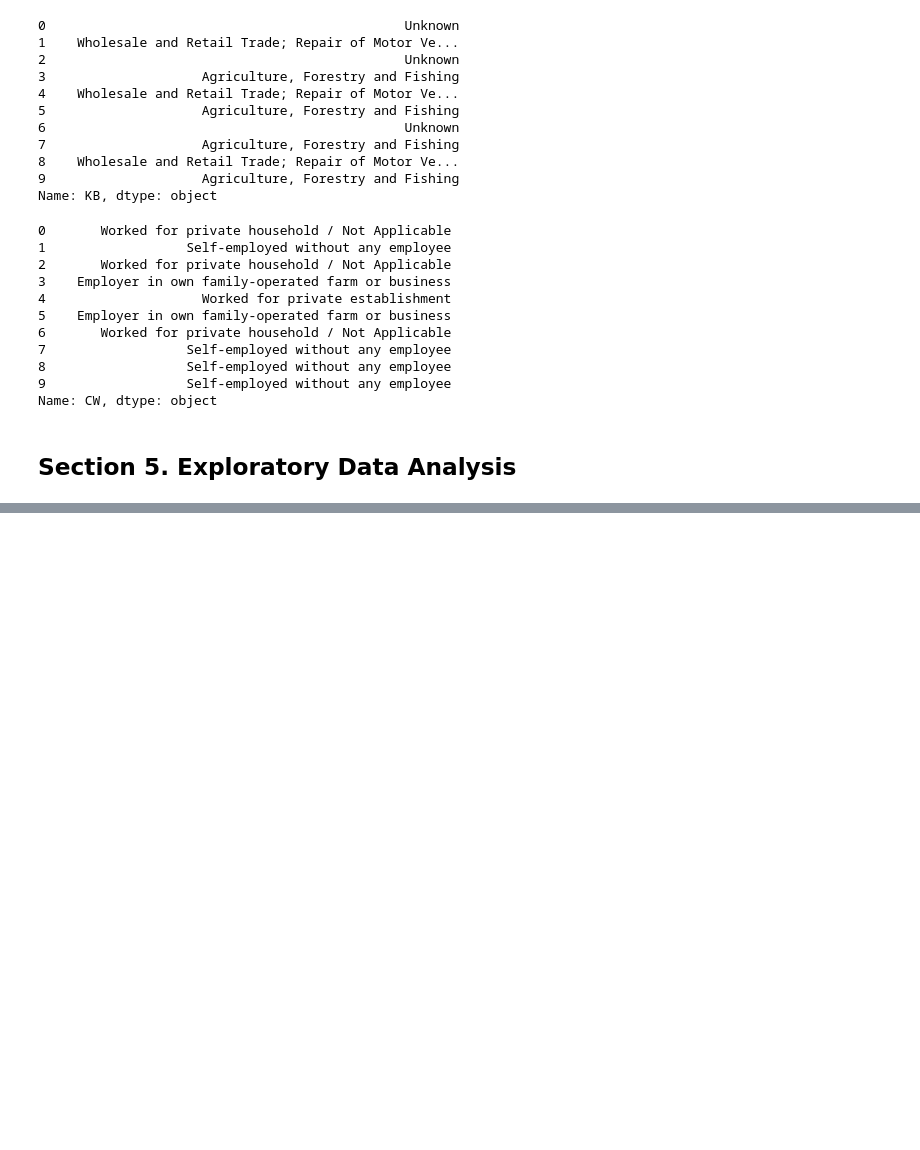
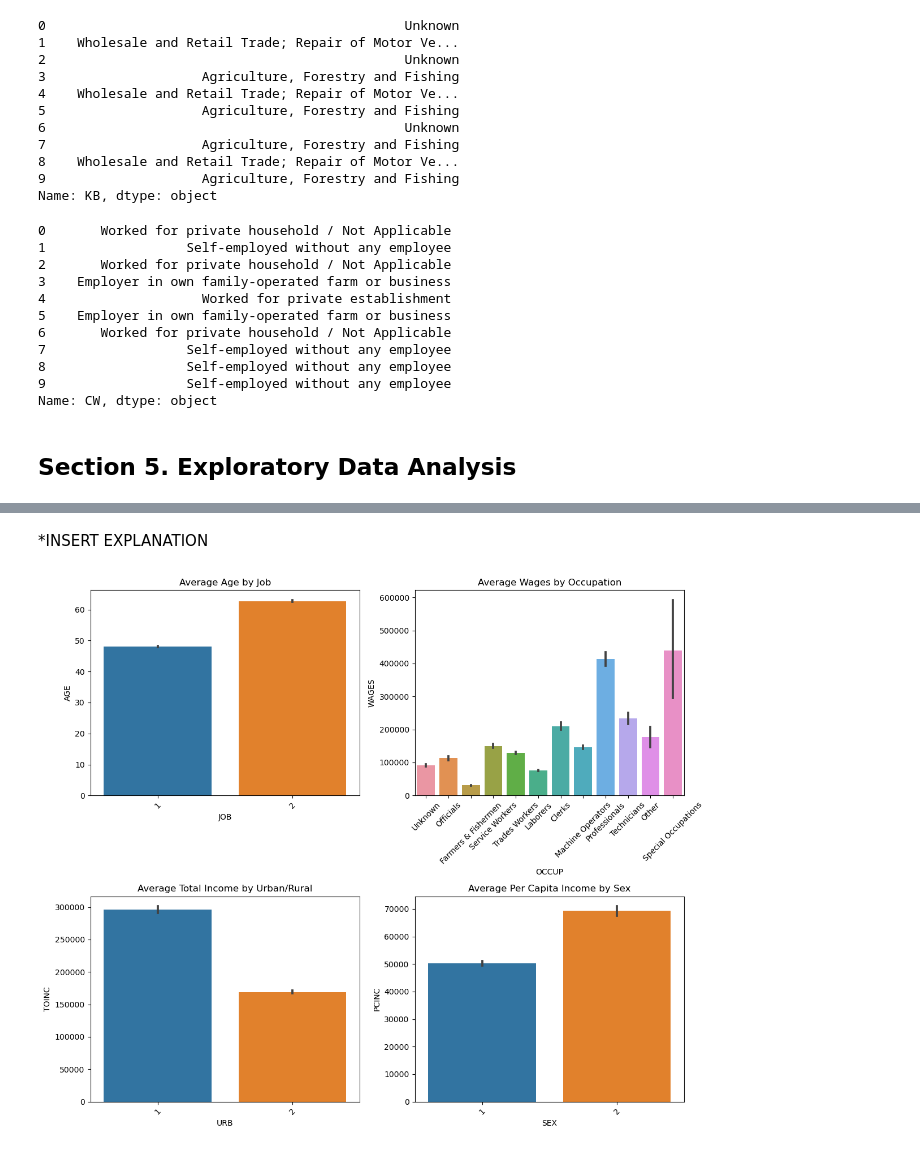
Before and after one commit to SmeaGL/STINTSY_MP, a Jupyter notebook: MP/STINTSY_Project_S14.ipynb, the cells around one changed output, grey strips where cells are left out. Saved outputs shown, nothing was run; the diff lists cells and outputs as text; code cells hidden in the pictures; blank space fills up the shorter version.

```diff
--- a/MP/STINTSY_Project_S14.ipynb
+++ b/MP/STINTSY_Project_S14.ipynb
@@ -375,0 +392,31 @@ Name: CW, dtype: object
+# %% [markdown]
+*INSERT EXPLANATION
+# %%
+# Set figure size
+fig, axes = plt.subplots(2, 2, figsize=(12, 10))
+
+# Bar plot: AGE vs. JOB (mean age per job category)
+sns.barplot(x='JOB', y='AGE', data=df_clean, ax=axes[0, 0], estimator=lambda x: x.mean())
+axes[0, 0].set_title("Average Age by Job")
+axes[0, 0].set_xticklabels(axes[0, 0].get_xticklabels(), rotation=45)
+
+# Bar plot: WAGES vs. OCCUP (mean wages per occupation)
+sns.barplot(x='OCCUP', y='WAGES', data=df_clean, ax=axes[0, 1], estimator=lambda x: x.mean())
+axes[0, 1].set_title("Average Wages by Occupation")
+axes[0, 1].set_xticklabels(axes[0, 1].get_xticklabels(), rotation=45)
+
+# Bar plot: TOINC vs. URB (mean total income per urban/rural classification)
+sns.barplot(x='URB', y='TOINC', data=df_clean, ax=axes[1, 0], estimator=lambda x: x.mean())
+axes[1, 0].set_title("Average Total Income by Urban/Rural")
+axes[1, 0].set_xticklabels(axes[1, 0].get_xticklabels(), rotation=45)
+
+# Bar plot: PCINC vs. SEX (mean per capita income by sex)
+sns.barplot(x='SEX', y='PCINC', data=df_clean, ax=axes[1, 1], estimator=lambda x: x.mean())
+axes[1, 1].set_title("Average Per Capita Income by Sex")
+axes[1, 1].set_xticklabels(axes[1, 1].get_xticklabels(), rotation=45)
+
+# Adjust layout
+plt.tight_layout()
+plt.show()
+# %% [output]
+[figure, added]
```
Also changed, not shown: parts of 6 cells of this notebook.
